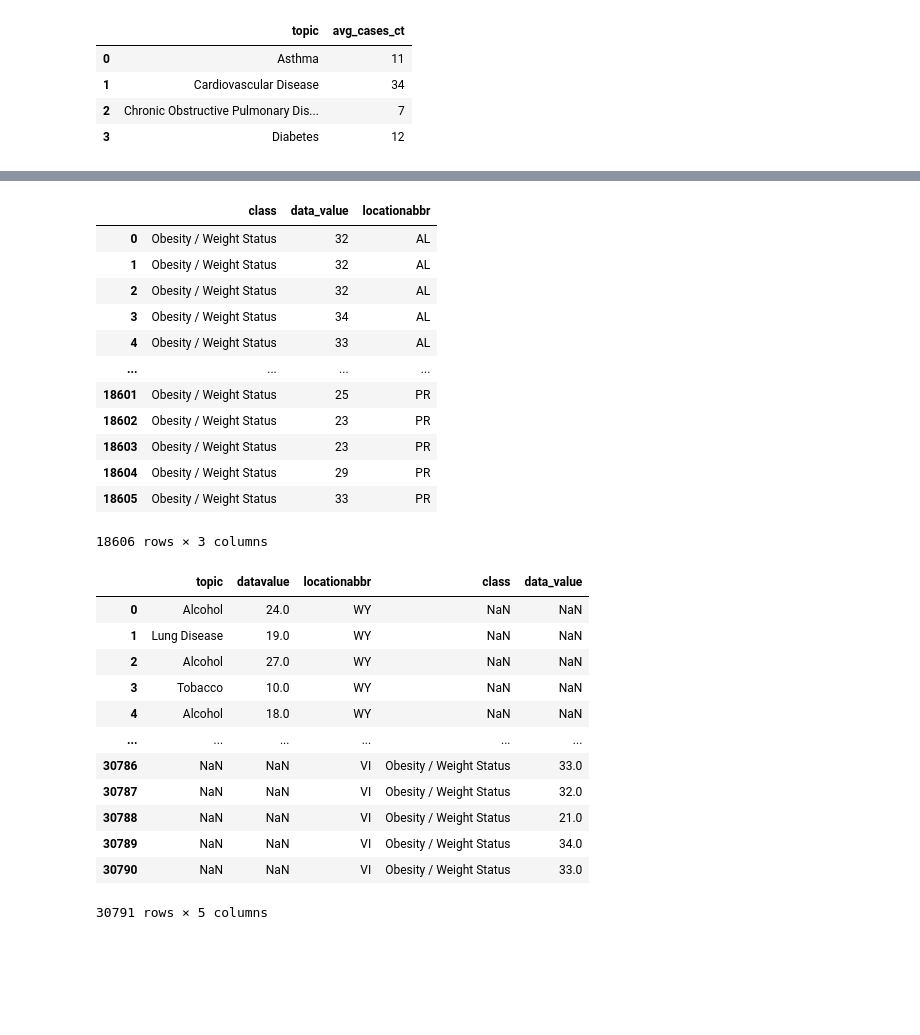
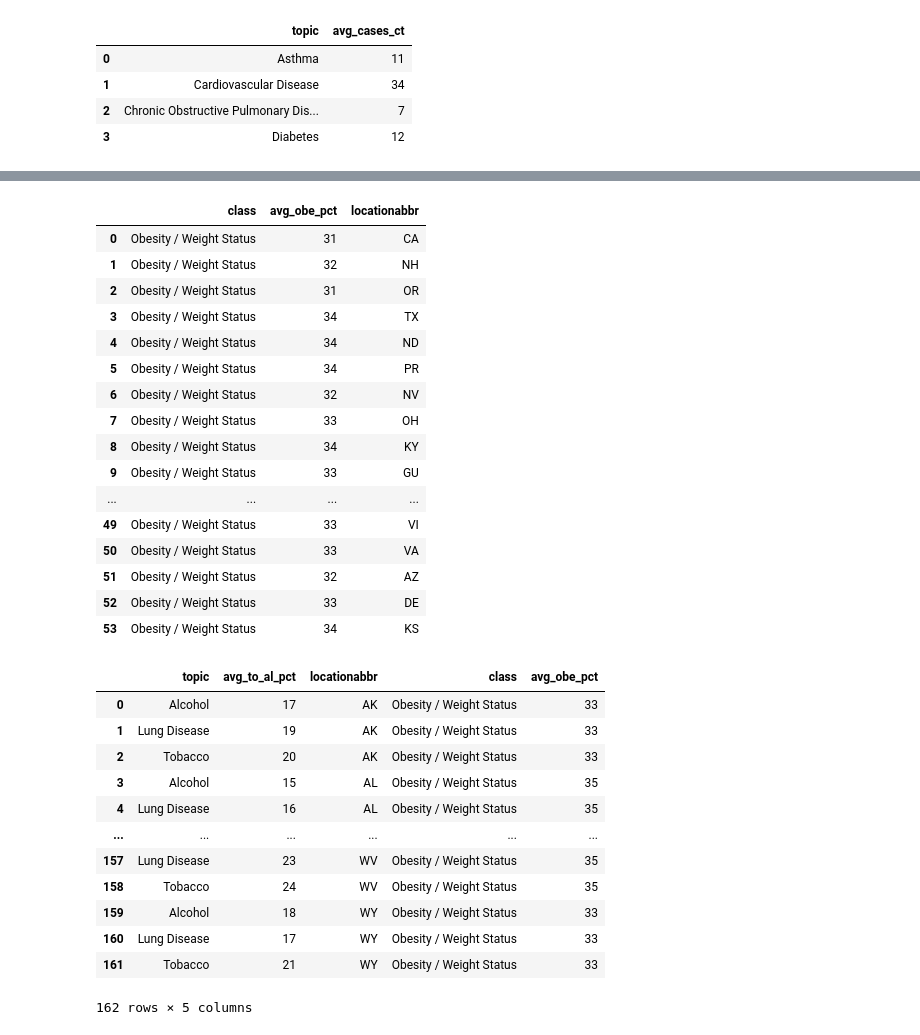
Before and after one commit to Khush0395/capstone_ptl, a Jupyter notebook: script/cd_pgpython.ipynb, the cells around one changed output, grey strips where cells are left out. Saved outputs shown, nothing was run; the diff lists cells and outputs as text; code cells hidden in the pictures; blank space fills up the shorter version.

```diff
--- a/script/cd_pgpython.ipynb
+++ b/script/cd_pgpython.ipynb
@@ -599,43 +609,57 @@ toba_alco_rate
 # %%
 query = '''
 
-	SELECT class,data_value::numeric ::int,locationabbr
-FROM obesity_pg
-WHERE data_value_footnote IS NULL
+	SELECT
+    class,
+    AVG(data_value::numeric)::int  AS avg_obe_pct,
+    locationabbr
+FROM
+    obesity
+WHERE
+    class = 'Obesity / Weight Status'
+    AND data_value_footnote IS NULL
     AND locationabbr != 'US'
-	AND class = 'Obesity / Weight Status'
+GROUP BY
+    class,
+    locationabbr;
 '''
 with engine.connect() as connection:
     obe_rate= pd.read_sql(text(query), con = connection)
 obe_rate
 # %% [output]
-|  | class | data_value | locationabbr |
-| 0 | Obesity / Weight Status | 32 | AL |
-| 1 | Obesity / Weight Status | 32 | AL |
-| 2 | Obesity / Weight Status | 32 | AL |
-| 3 | Obesity / Weight Status | 34 | AL |
-| 4 | Obesity / Weight Status | 33 | AL |
+|  | class | avg_obe_pct | locationabbr |
+| 0 | Obesity / Weight Status | 31 | CA |
+| 1 | Obesity / Weight Status | 32 | NH |
+| 2 | Obesity / Weight Status | 31 | OR |
+| 3 | Obesity / Weight Status | 34 | TX |
+| 4 | Obesity / Weight Status | 34 | ND |
+| 5 | Obesity / Weight Status | 34 | PR |
+| 6 | Obesity / Weight Status | 32 | NV |
+| 7 | Obesity / Weight Status | 33 | OH |
+| 8 | Obesity / Weight Status | 34 | KY |
+| 9 | Obesity / Weight Status | 33 | GU |
 | ... | ... | ... | ... |
-| 18601 | Obesity / Weight Status | 25 | PR |
-| 18602 | Obesity / Weight Status | 23 | PR |
-| 18603 | Obesity / Weight Status | 23 | PR |
-| 18604 | Obesity / Weight Status | 29 | PR |
-| 18605 | Obesity / Weight Status | 33 | PR |
+| 49 | Obesity / Weight Status | 33 | VI |
+| 50 | Obesity / Weight Status | 33 | VA |
+| 51 | Obesity / Weight Status | 32 | AZ |
+| 52 | Obesity / Weight Status | 33 | DE |
+| 53 | Obesity / Weight Status | 34 | KS |
-18606 rows × 3 columns
+# %%
+obe_rate['locationabbr'] = obe_rate.locationabbr.str.strip()
 # %%
-merged_set = pd.merge(toba_alco_rate, obe_rate, how='outer')
+merged_set = pd.merge(toba_alco_rate, obe_rate, on = 'locationabbr', how='inner')
 merged_set
 # %% [output]
-|  | topic | datavalue | locationabbr | class | data_value |
-| 0 | Alcohol | 24.0 | WY | NaN | NaN |
-| 1 | Lung Disease | 19.0 | WY | NaN | NaN |
-| 2 | Alcohol | 27.0 | WY | NaN | NaN |
-| 3 | Tobacco | 10.0 | WY | NaN | NaN |
-| 4 | Alcohol | 18.0 | WY | NaN | NaN |
+|  | topic | avg_to_al_pct | locationabbr | class | avg_obe_pct |
+| 0 | Alcohol | 17 | AK | Obesity / Weight Status | 33 |
+| 1 | Lung Disease | 19 | AK | Obesity / Weight Status | 33 |
+| 2 | Tobacco | 20 | AK | Obesity / Weight Status | 33 |
+| 3 | Alcohol | 15 | AL | Obesity / Weight Status | 35 |
+| 4 | Lung Disease | 16 | AL | Obesity / Weight Status | 35 |
 | ... | ... | ... | ... | ... | ... |
-| 30786 | NaN | NaN | VI | Obesity / Weight Status | 33.0 |
-| 30787 | NaN | NaN | VI | Obesity / Weight Status | 32.0 |
-| 30788 | NaN | NaN | VI | Obesity / Weight Status | 21.0 |
-| 30789 | NaN | NaN | VI | Obesity / Weight Status | 34.0 |
-| 30790 | NaN | NaN | VI | Obesity / Weight Status | 33.0 |
+| 157 | Lung Disease | 23 | WV | Obesity / Weight Status | 35 |
+| 158 | Tobacco | 24 | WV | Obesity / Weight Status | 35 |
+| 159 | Alcohol | 18 | WY | Obesity / Weight Status | 33 |
+| 160 | Lung Disease | 17 | WY | Obesity / Weight Status | 33 |
+| 161 | Tobacco | 21 | WY | Obesity / Weight Status | 33 |
-30791 rows × 5 columns
+162 rows × 5 columns
```
Also changed, not shown: parts of 36 cells of this notebook, 2 other files.
